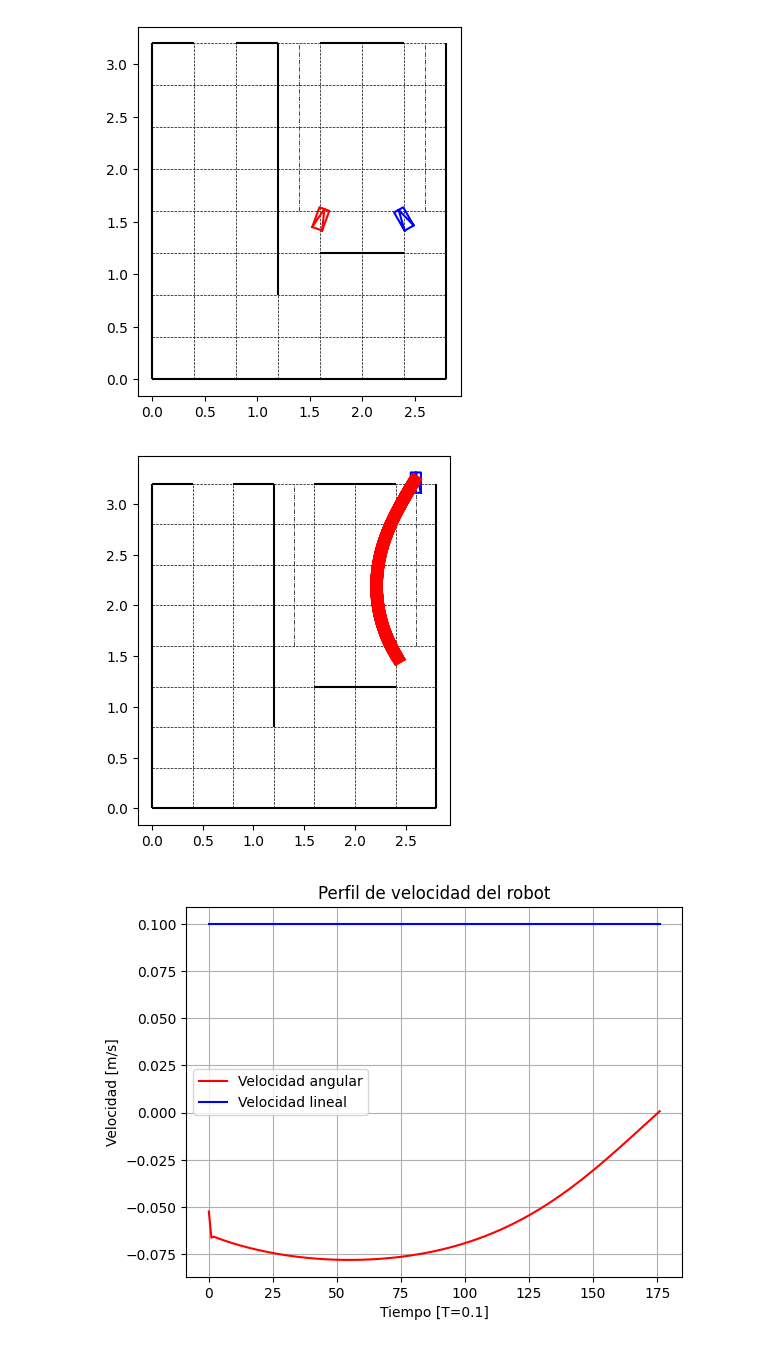
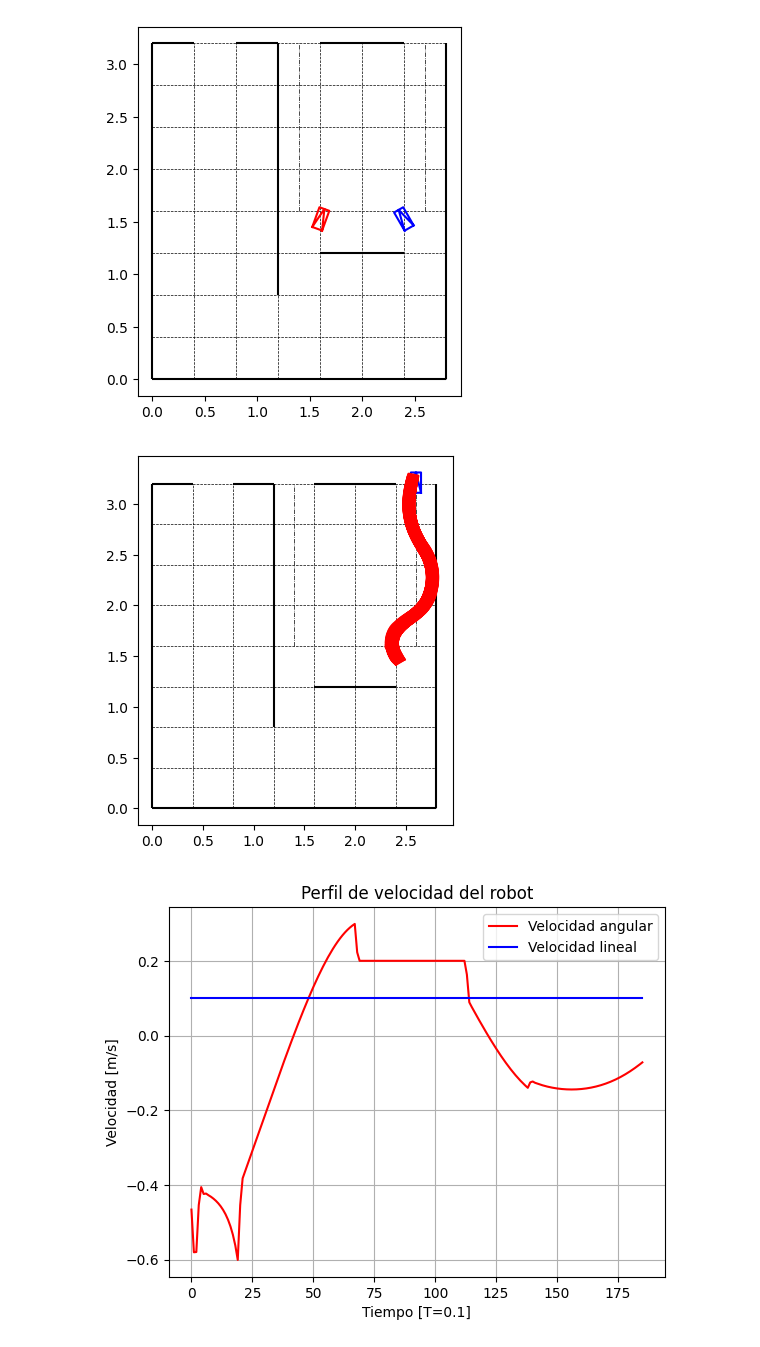
Before and after one commit to 841723/robotica, a Jupyter notebook: ej4.ipynb, the cells around one changed output. Cells and saved outputs as stored; diff of their text form; code cells hidden in the pictures.

```diff
--- a/ej4.ipynb
+++ b/ej4.ipynb
@@ -49,17 +49,17 @@ plt.show()
 def sensor_izq(x, pared_izq):
     d2 = np.fabs(x[0] - pared_izq)
     alpha = x[2] - np.pi/2
-    # alpha = -np.pi/6 if alpha < -np.pi/6 else np.pi/6 if alpha > np.pi/6 else alpha
+    alpha = -np.pi/8 if alpha < -np.pi/8 else np.pi/8 if alpha > np.pi/8 else alpha
 
     d1 = d2 / np.cos(alpha)
-    return  d1
+    return  0.1 if d1 < 0.1 else 7.0 if d1 > 7 else d1
 
 def sensor_derecha(x, pared_dch):
     d2 = np.fabs(pared_dch - x[0])
     alpha = x[2] - np.pi/2
-    # alpha = -np.pi/8 if alpha < -np.pi/8 else np.pi/8 if alpha > np.pi/8 else alpha
+    alpha = -np.pi/8 if alpha < -np.pi/8 else np.pi/8 if alpha > np.pi/8 else alpha
     d1 = d2 / np.cos(alpha)
-    return  d1
+    return  0.1 if d1 < 0.1 else 7.0 if d1 > 7 else d1
 # %%
 w_hist = []
 v_hist = []
@@ -122,9 +122,9 @@ def seguimiento_pared(robot=np.array([c2m(4),c2m(3.8), np.deg2rad(70)]), objetiv
                 d1 = sensor_derecha(wXr, sitio_pared)
             dD = d1 - d
             d = d1
-            # if wXr[1] > 2.0:
-            #     break
             # plt.show()
+            if wXr[1] > 3.22:
+                break
 
 
             # print(distancia_angular(wXr[2],wXo[2]),distancia(wXr,wXo))
@@ -143,9 +143,9 @@ def plot_historial():
     plt.grid(True)
     plt.show()
 # %%
-seguimiento_pared(robot=np.array([c2m(6),c2m(3.8), np.deg2rad(120)]), objetivo=np.array([c2m(6.5),c2m(8), np.deg2rad(90)]), pared='derecha', sitio_pared=c2m(7), k1=0.2, k2=-3.0)
+seguimiento_pared(robot=np.array([c2m(6),c2m(3.8), np.deg2rad(120)]), objetivo=np.array([c2m(6.5),c2m(8), np.deg2rad(90)]), pared='derecha', sitio_pared=c2m(7), k1=2, k2=-20)
 plot_historial()
 # %% [output]
-[figure, old version]
+[figure, new version]
-[figure, old version]
+[figure, new version]
 # %%
```
Also changed, not shown: parts of 2 cells of this notebook, 7 other files.
